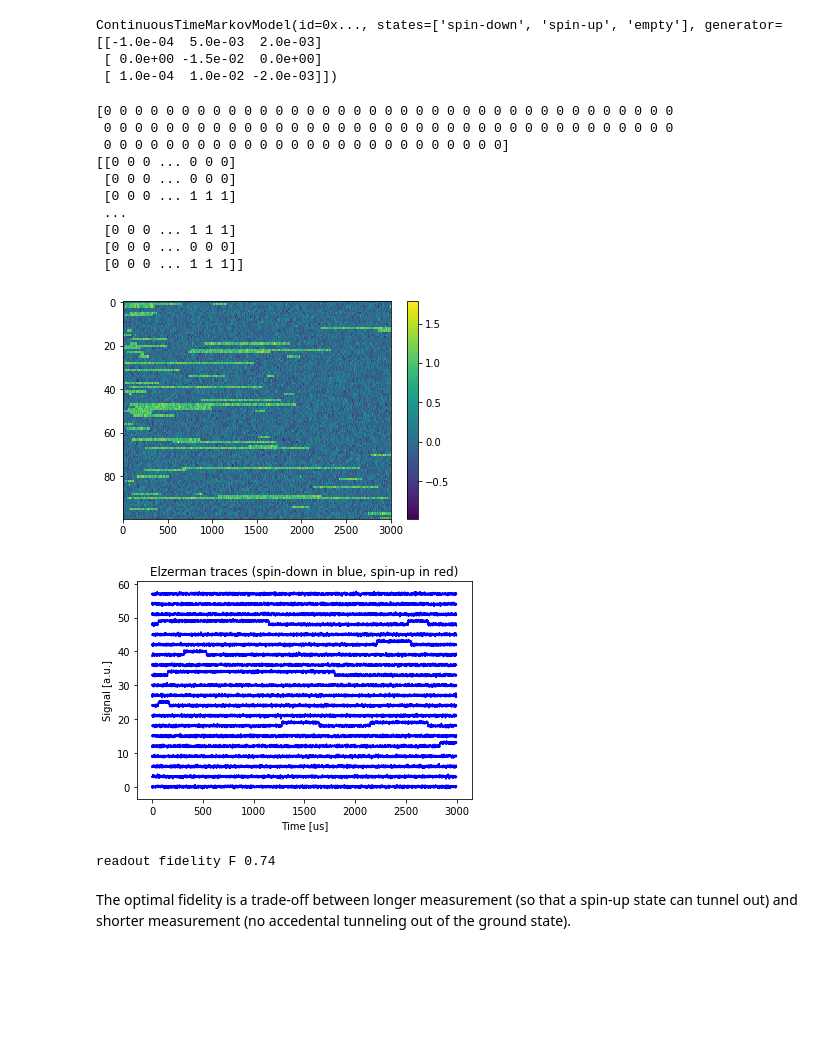
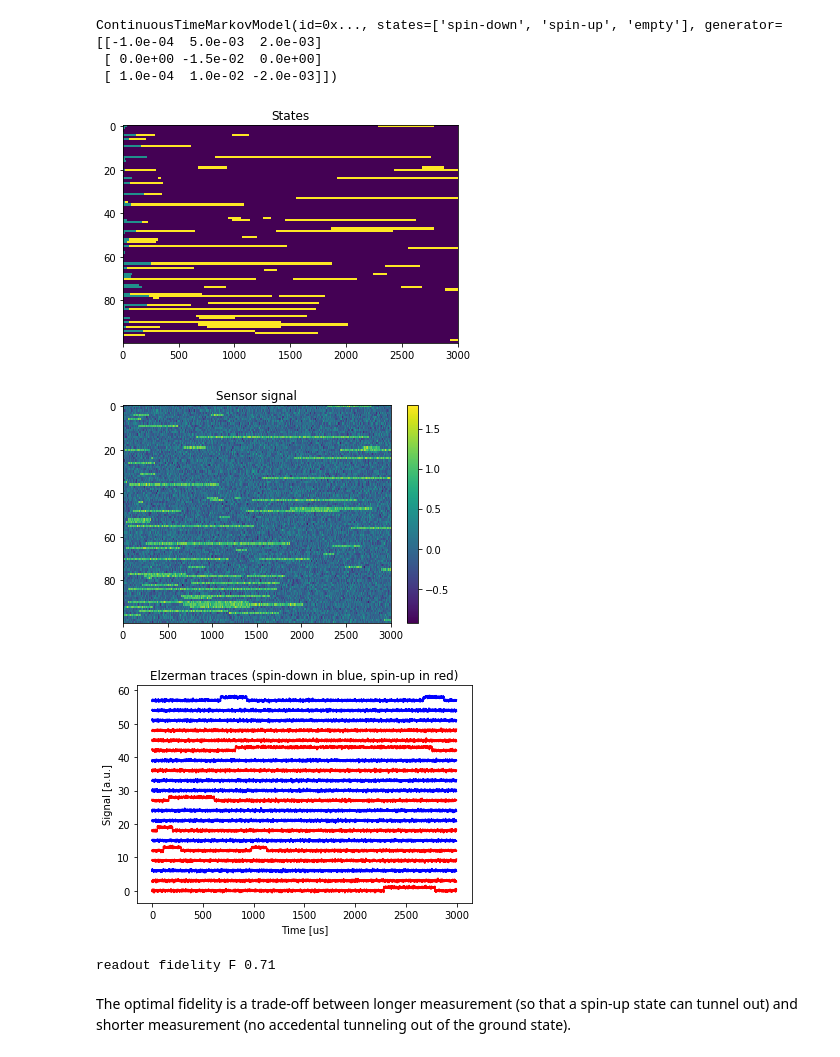
Before and after one commit to QuTech-Delft/qtt, a Jupyter notebook: docs/notebooks/analysis/example_elzerman_readout.ipynb, the cells around one changed output. Saved outputs shown, nothing was run; the diff lists cells and outputs as text; code cells hidden in the pictures; blank space fills up the shorter version.

```diff
--- a/docs/notebooks/analysis/example_elzerman_readout.ipynb
+++ b/docs/notebooks/analysis/example_elzerman_readout.ipynb
@@ -107,40 +129,36 @@ ContinuousTimeMarkovModel(id=0x..., states=['spin-down', 'spin-up', 'empty'], ge
 # %%
 def generate_elzerman_sequences(elzerman_model, sensor_values={'spin-down': 0, 'spin-up':0, 'empty': 1}, std_gaussian_noise = 0.2,
                                 number_of_samples=3000, number_of_traces=1000 ):
     initial_state=[.5, .5, 0]
+    state_traces = generate_traces(elzerman_model, std_gaussian_noise=0, length=number_of_samples, initial_state=initial_state, number_of_sequences=number_of_traces)
+
     state_mapping=np.array([ sensor_values.get(state, np.NaN) for state in elzerman_model.states])
-    state_traces = generate_traces(elzerman_model, state_mapping = state_mapping, std_gaussian_noise=0, length=number_of_samples, initial_state=initial_state, number_of_sequences=number_of_traces)
-
     traces = state_traces.copy()
+    traces=np.array(state_mapping)[traces]
     # add noise
     if std_gaussian_noise != 0:
         traces = traces + np.random.normal(0, std_gaussian_noise, traces.size).reshape(traces.shape)
 
     initial_states=state_traces[:,0]
     return traces, state_traces, initial_states
 
 traces, state_traces, initial_states = generate_elzerman_sequences(elzerman_model, number_of_traces=100)
 
 max_number_traces=100
 
 plt.figure();
+plt.imshow(state_traces[:max_number_traces,:])
+plt.axis('tight')
+plt.title('States')
+
+plt.figure();
 plt.imshow(traces[:max_number_traces,:])
 plt.axis('tight')
+plt.title('Sensor signal')
 _=plt.colorbar()
-print(initial_states[0:100])
-print(state_traces[0:100])
 # %% [output]
-[0 0 0 0 0 0 0 0 0 0 0 0 0 0 0 0 0 0 0 0 0 0 0 0 0 0 0 0 0 0 0 0 0 0 0 0 0
- 0 0 0 0 0 0 0 0 0 0 0 0 0 0 0 0 0 0 0 0 0 0 0 0 0 0 0 0 0 0 0 0 0 0 0 0 0
- 0 0 0 0 0 0 0 0 0 0 0 0 0 0 0 0 0 0 0 0 0 0 0 0 0 0]
-[[0 0 0 ... 0 0 0]
- [0 0 0 ... 0 0 0]
- [0 0 0 ... 1 1 1]
- ...
- [0 0 0 ... 1 1 1]
- [0 0 0 ... 0 0 0]
- [0 0 0 ... 1 1 1]]
-[figure, old version]
+[figure, new version]
+[figure, added]
 # %%
 plt.figure();
 for ii in range(20):
@@ -154,7 +172,7 @@ plt.xlabel('Time [us]')
 plt.ylabel('Signal [a.u.]')
 _=plt.title('Elzerman traces (spin-down in blue, spin-up in red)')
 # %% [output]
-[figure, old version]
+[figure, new version]
 # %%
 def elzerman_threshold(traces, number_of_bins = 70):
     """ Determine threshold for Elzerman readout """
@@ -178,7 +196,7 @@ readout_threshold=elzermann_threshold_result['readout_threshold']
 F=calculate_fidelity(traces, readout_threshold, 3000)
 print('readout fidelity F %.2f' % F)
 # %% [output]
-readout fidelity F 0.74
+readout fidelity F 0.71
 # %% [markdown]
 The optimal fidelity is a trade-off between longer measurement (so that a spin-up state can tunnel out) and shorter measurement (no accedental tunneling out of the ground state).
 # %%
```
Also changed, not shown: parts of 5 cells of this notebook, 1 other file.
